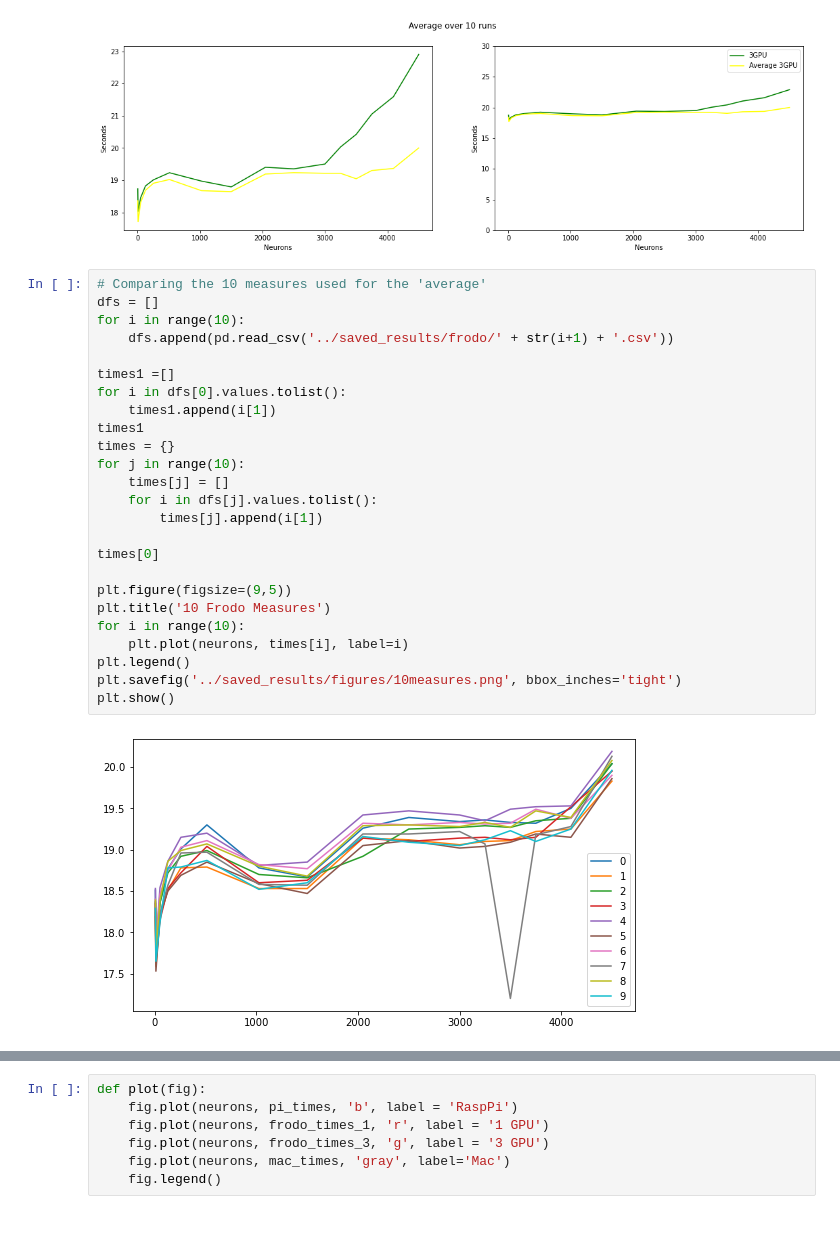
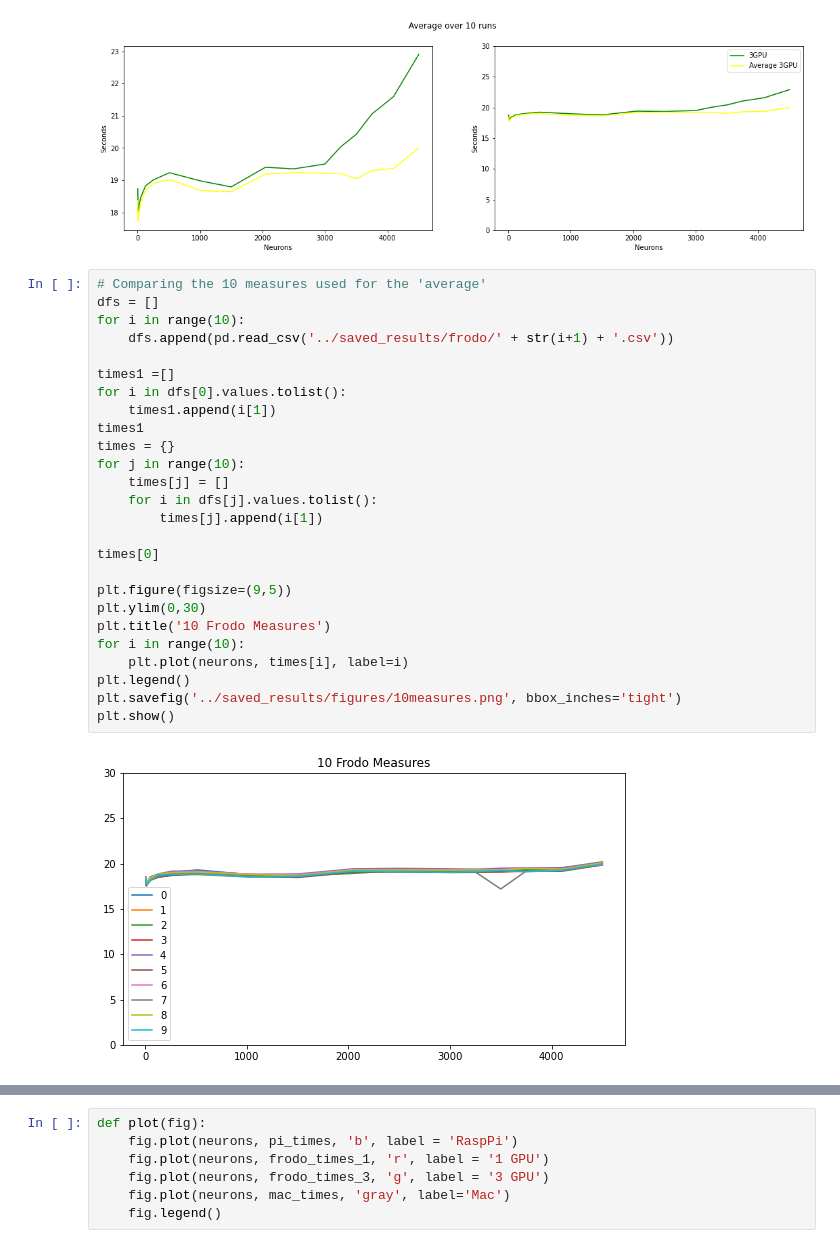
Before and after one commit to toelt-llc/TOELT-tfrabbit, a Jupyter notebook: code/notebooks/plot_results.ipynb, the cells around one changed output, grey strips where cells are left out. Cells and saved outputs as stored; diff of their text form.

```diff
--- a/code/notebooks/plot_results.ipynb
+++ b/code/notebooks/plot_results.ipynb
@@ -114,27 +114,28 @@ plt.show()
 # %%
 # Comparing the 10 measures used for the 'average'
 dfs = []
 for i in range(10):
     dfs.append(pd.read_csv('../saved_results/frodo/' + str(i+1) + '.csv'))
 
 times1 =[]
 for i in dfs[0].values.tolist():
     times1.append(i[1])
 times1
 times = {}
 for j in range(10):
     times[j] = []
     for i in dfs[j].values.tolist():
         times[j].append(i[1])
 
 times[0]
 
 plt.figure(figsize=(9,5))
+plt.ylim(0,30)
 plt.title('10 Frodo Measures')
 for i in range(10):
     plt.plot(neurons, times[i], label=i)
 plt.legend()
 plt.savefig('../saved_results/figures/10measures.png', bbox_inches='tight')
 plt.show()
 # %% [output]
-[figure, old version]
+[figure, new version]
```
Also changed, not shown: parts of 1 cell of this notebook, 2 other files.
